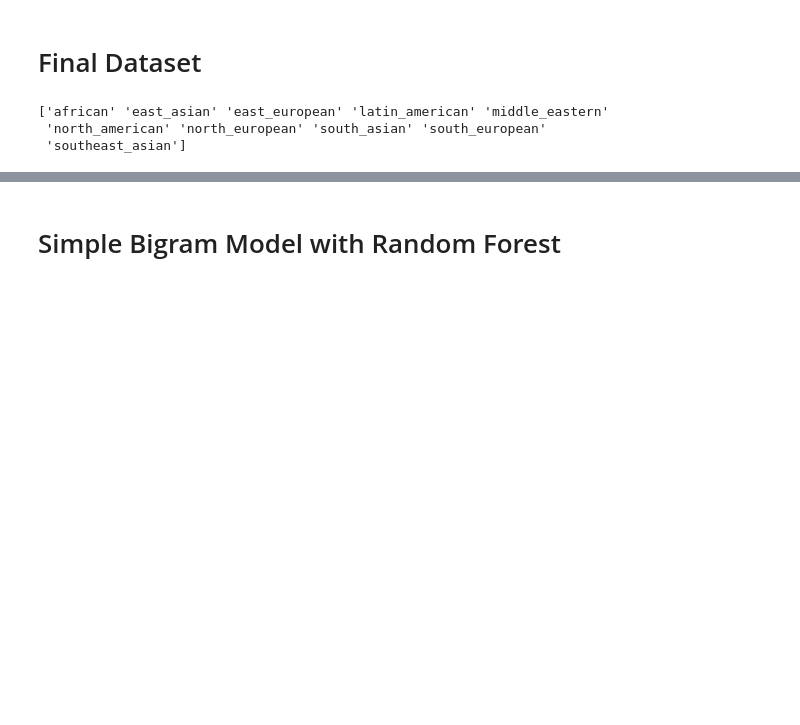
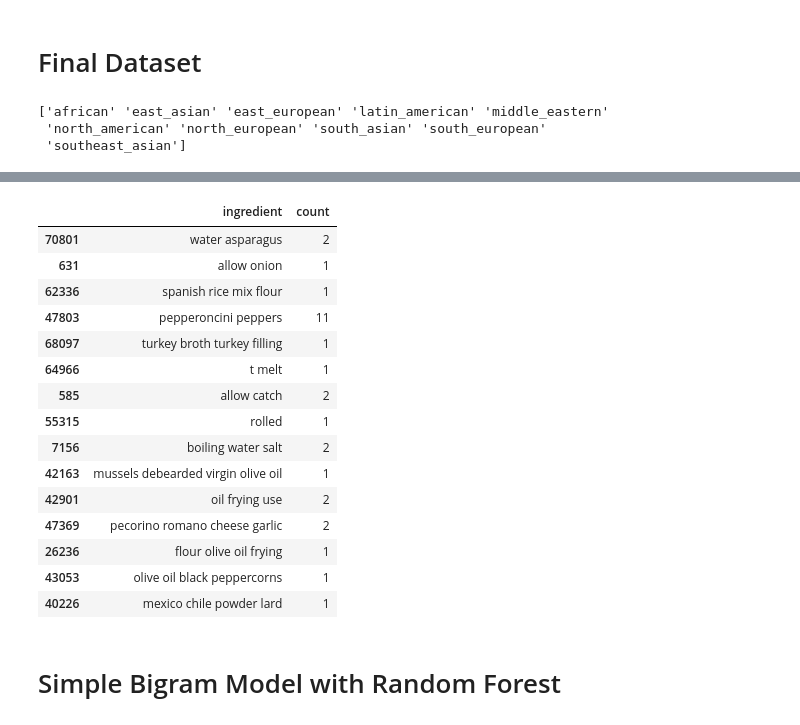
Before and after one commit to roygv/w266-recipes, a Jupyter notebook: EthnicCategories-final.ipynb, the cells around one changed output, grey strips where cells are left out. Cells and saved outputs as stored; diff of their text form; code cells hidden in the pictures; blank space fills up the shorter version.

```diff
--- a/EthnicCategories-final.ipynb
+++ b/EthnicCategories-final.ipynb
@@ -1261,7 +400,7 @@ print le.classes_
  'north_american' 'north_european' 'south_asian' 'south_european'
  'southeast_asian']
 # %%
-df_verbs['features'] = df_verbs['combined_action_ingredients'].map(lambda x : ' , '.join(x).encode('ascii'))
+df_verbs['features'] = df_verbs['combined_action_ingredients'].progress_map(lambda x : ','.join(x).encode('ascii'))
 df_verbs['label'] = le.transform(df_verbs['consolidated_category'])
 # %%
 features = df_verbs['features'].values
@@ -1275,6 +414,30 @@ final_X = df_verbs['features'].values
 final_Y = df_verbs['label'].values
 
 X_train, X_test, y_train, y_test = train_test_split(final_X, final_Y, test_size=0.20)
+# %%
+cv = CountVectorizer(ngram_range=(1,2), stop_words='english', tokenizer=lambda x: x.split(','))
+recipe_vocab_matrix = cv.fit_transform(X_train)
+#cv.get_feature_names()
+vocab_counts = zip(cv.get_feature_names(), np.asarray(recipe_vocab_matrix.sum(axis=0)).ravel())
+df_vocab_counts = pd.DataFrame(vocab_counts, columns=['ingredient', 'count'])
+df_vocab_counts.sample(15)
+# %% [output]
+|  | ingredient | count |
+| 70801 | water asparagus | 2 |
+| 631 | allow onion | 1 |
+| 62336 | spanish rice mix flour | 1 |
+| 47803 | pepperoncini peppers | 11 |
+| 68097 | turkey broth turkey filling | 1 |
+| 64966 | t melt | 1 |
+| 585 | allow catch | 2 |
+| 55315 | rolled | 1 |
+| 7156 | boiling water salt | 2 |
+| 42163 | mussels debearded virgin olive oil | 1 |
+| 42901 | oil frying use | 2 |
+| 47369 | pecorino romano cheese garlic | 2 |
+| 26236 | flour olive oil frying | 1 |
+| 43053 | olive oil black peppercorns | 1 |
+| 40226 | mexico chile powder lard | 1 |
 # %%
 def print_metrics(true_y, predicted_y, target_names, y_score=None):
     """ Prints classification metrics
```
Also changed, not shown: parts of 75 cells of this notebook.
